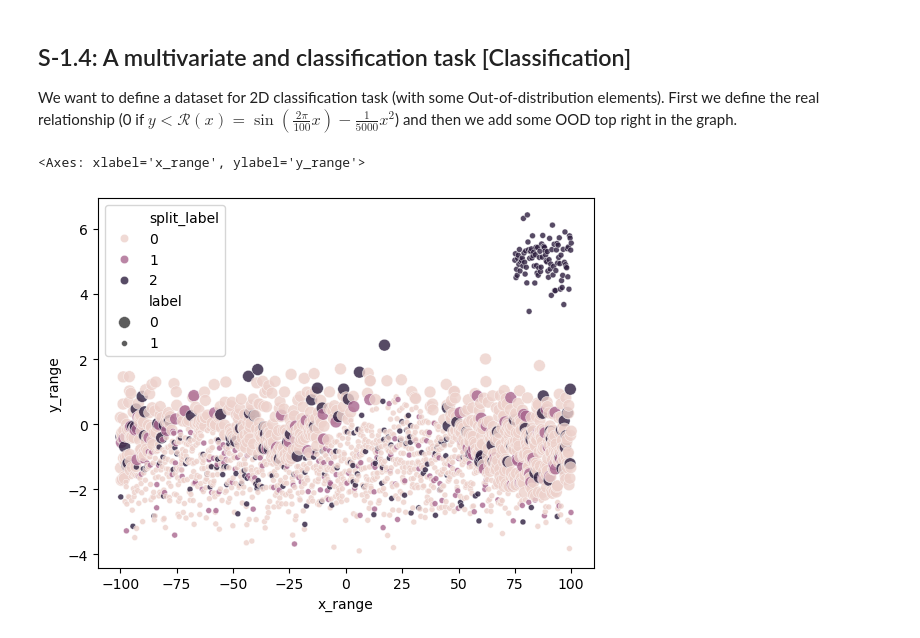
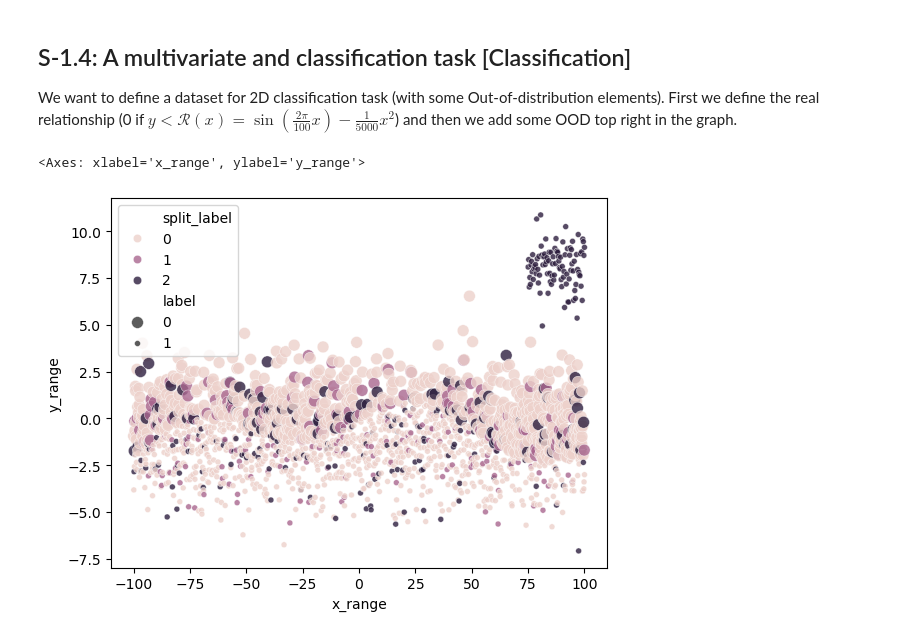
Before and after one commit to GDelCorso/ShedLight_UQ, a Jupyter notebook: Notebook_Jupyter/Step_1_NumericalData.ipynb, the cells around one changed output. Cells and saved outputs as stored; diff of their text form; code cells hidden in the pictures.

```diff
--- a/Notebook_Jupyter/Step_1_NumericalData.ipynb
+++ b/Notebook_Jupyter/Step_1_NumericalData.ipynb
@@ -191,32 +191,32 @@ First we define the real relationship (0 if $y<\mathcal{R}(x) = \sin\left(\frac{
 # %%
 dataset_size = 2000
 x_range = np.linspace(-100,100,dataset_size)
-y_range = np.random.randn(x_range.shape[0])-1
+y_range = np.random.randn(x_range.shape[0])*1.8-1
 
 label = [1 if y_range[i]<np.sin(2*np.pi*x_range[i]/100)-x_range[i]**2/5000  else 0 for i in range(len(x_range))]
 
 # Define a random split among dataset values (80% Training 0, 10% Validation 1, 10% Test 2)
 split_label = [0]*int(dataset_size*80/100)+[1]*int(dataset_size*10/100)+[2]*int(dataset_size*10/100)
 np.random.seed(1902) # Fix random seed for reorder
 np.random.shuffle(split_label) # Reorder split_label to spread the split labels
 
 # Add some OOD:
 x_additional = np.linspace(75,100,int(dataset_size/20))
-y_additional = np.random.randn(x_additional.shape[0])/2+5
+y_additional = np.random.randn(x_additional.shape[0])+8
 
 # Append:
 x_range = np.append(x_range, x_additional)
 y_range = np.append(y_range, y_additional)
 split_label = np.append(split_label, [2]*int(dataset_size/20))
 label = np.append(label, [1]*int(dataset_size/20))
 
 # Define the dataframe and save it
 df_linear = pd.DataFrame({"x_range":x_range,"y_range":y_range,"split_label":split_label, "label": label})
 path_save = os.path.join(path_data, "df_classification.csv")
 df_linear.to_csv(path_save, index = False)
 
 # Scatter plot
 sns.scatterplot(data=df_linear, x="x_range", y="y_range", hue="split_label", size = "label", alpha = 0.8)
 # %% [output]
 <Axes: xlabel='x_range', ylabel='y_range'>
-[figure, old version]
+[figure, new version]
```
